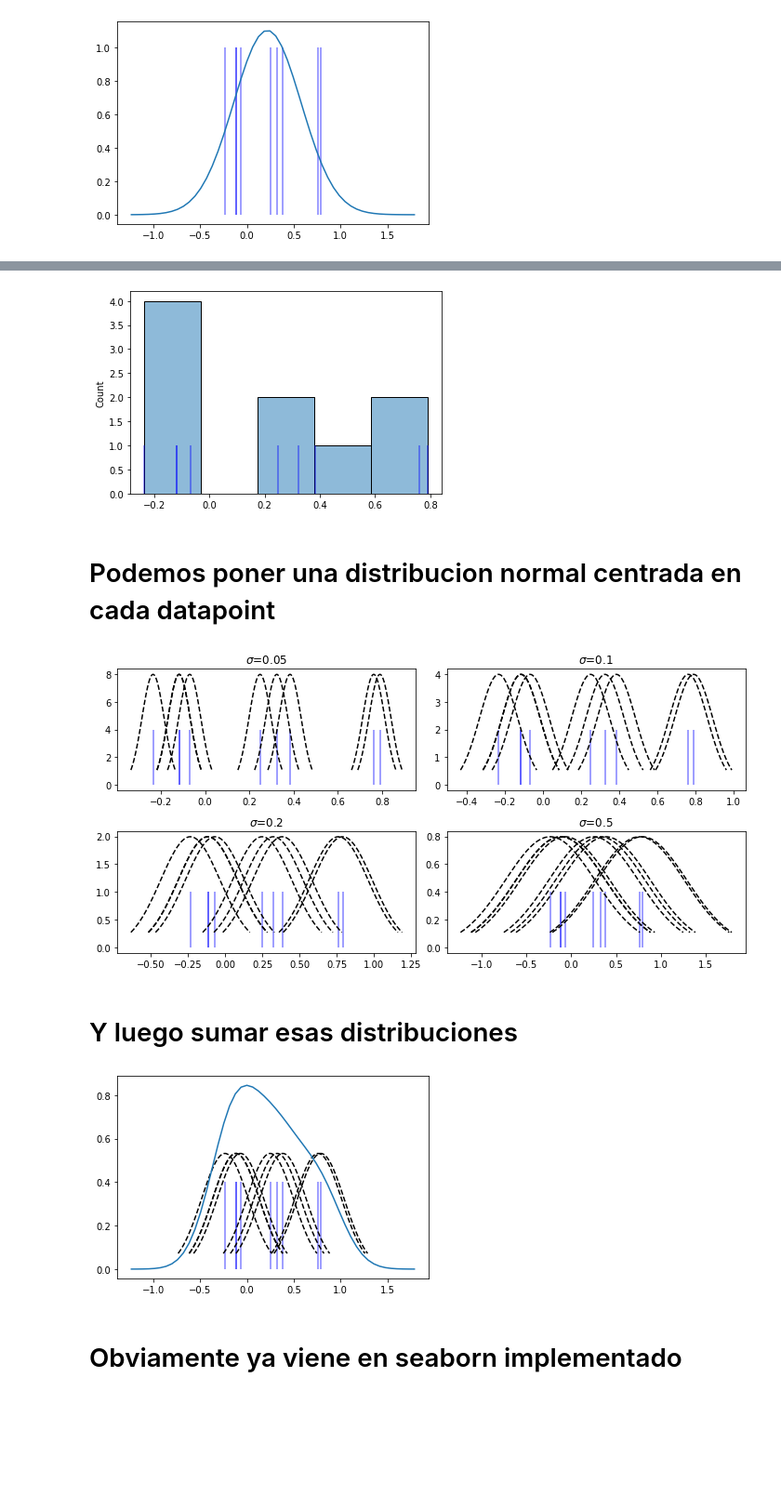
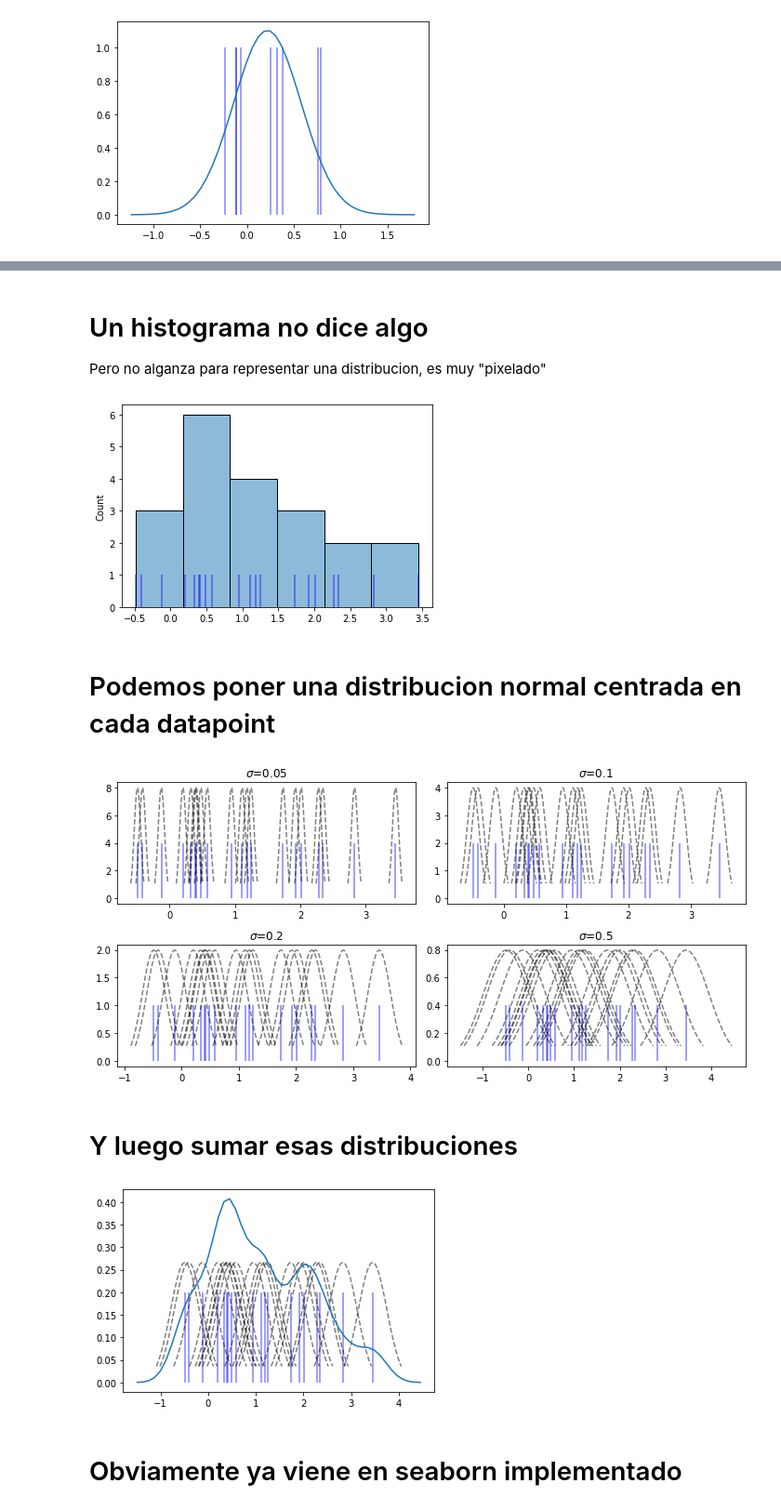
Before and after one commit to elsonidoq/ml-practico-2022, a Jupyter notebook: notebooks/Kernel_Density_Estimation.ipynb, the cells around one changed output, grey strips where cells are left out. Shown at 93% size. Drawn from its saved outputs; the diff is of its cells as text; code cells hidden in the pictures; blank space fills up the shorter version.

```diff
--- a/notebooks/Kernel_Density_Estimation.ipynb
+++ b/notebooks/Kernel_Density_Estimation.ipynb
@@ -35,0 +36,8 @@ plt.plot(x, distr.pdf(x));
+# %%
+# Datos de una distribución multimodal en 0 y en 2
+data = np.hstack([
+  rnd.normal(0, 0.5, size=10),
+  rnd.normal(2, 1, size=10)
+])
+
+plt.vlines(data, ymin=0, ymax=1, color='b', alpha=0.5)
@@ -36,8 +47,12 @@ plt.plot(x, distr.pdf(x));
+# %% [markdown]
+# Un histograma no dice algo
+
+Pero no alganza para representar una distribucion, es muy "pixelado"
 # %%
 sns.histplot(data, alpha=0.5)
 plt.vlines(data, ymin=0, ymax=1, color='b', alpha=0.5);
 # %% [output]
-[figure, old version]
+[figure, new version]
 # %% [markdown]
 # Podemos poner una distribucion normal centrada en cada datapoint
 # %%
@@ -55,28 +70,28 @@ for i in range(4):
     distr = norm(e, std)
     y = distr.pdf(x)
     ymax = max(y.max(), ymax)
-    plt.plot(x, y, 'k--')
+    plt.plot(x, y, 'k--', alpha=0.5)
   plt.vlines(data, ymin=0, ymax=ymax / 2, color='b', alpha=0.5)
   plt.title(f'$\sigma$={std}')
 plt.tight_layout()
 # %% [output]
-[figure, old version]
+[figure, new version]
 # %% [markdown]
 # Y luego sumar esas distribuciones
 # %%
-plt.vlines(data, ymin=0, ymax=0.4, color='b', alpha=0.5)
-std = 0.25 # juga con esto
+plt.vlines(data, ymin=0, ymax=0.2, color='b', alpha=0.5)
+std = 0.3 # juga con esto
 
 for e in data:
   x = np.linspace(e - 2*std, e + 2*std)
   distr = norm(e, std)
-  plt.plot(x, distr.pdf(x)/3, 'k--')
+  plt.plot(x, distr.pdf(x)/5, 'k--', alpha=0.5)
 
 x = np.linspace(data.min() - 1, data.max() + 1)
 kde = lambda x: np.mean([norm(e, std).pdf(x) for e in data], axis=0)
 plt.plot(x, kde(x));
 # %% [output]
-[figure, old version]
+[figure, new version]
 # %% [markdown]
 # Obviamente ya viene en seaborn implementado
 # %%
```
Also changed, not shown: parts of 4 cells of this notebook.
